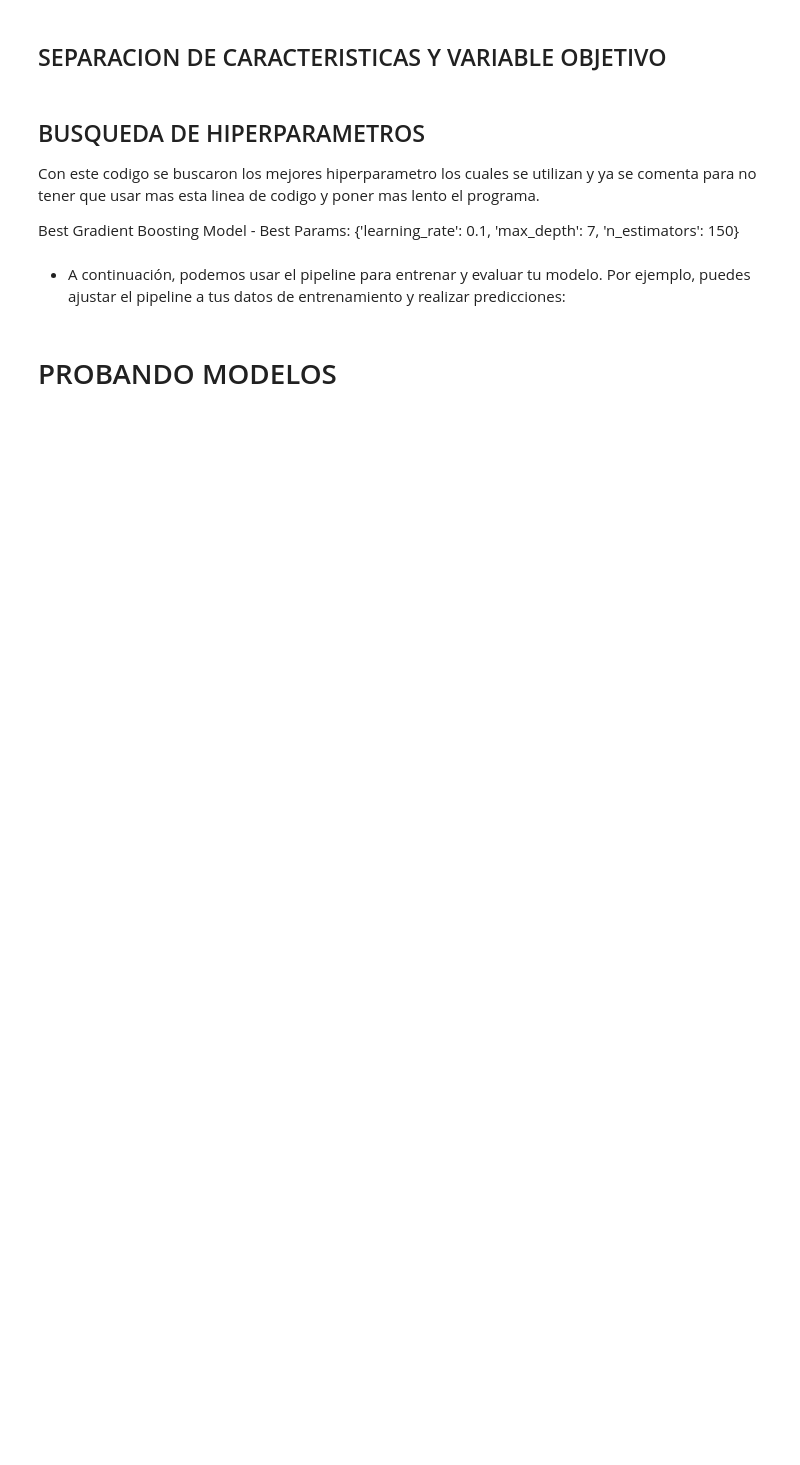
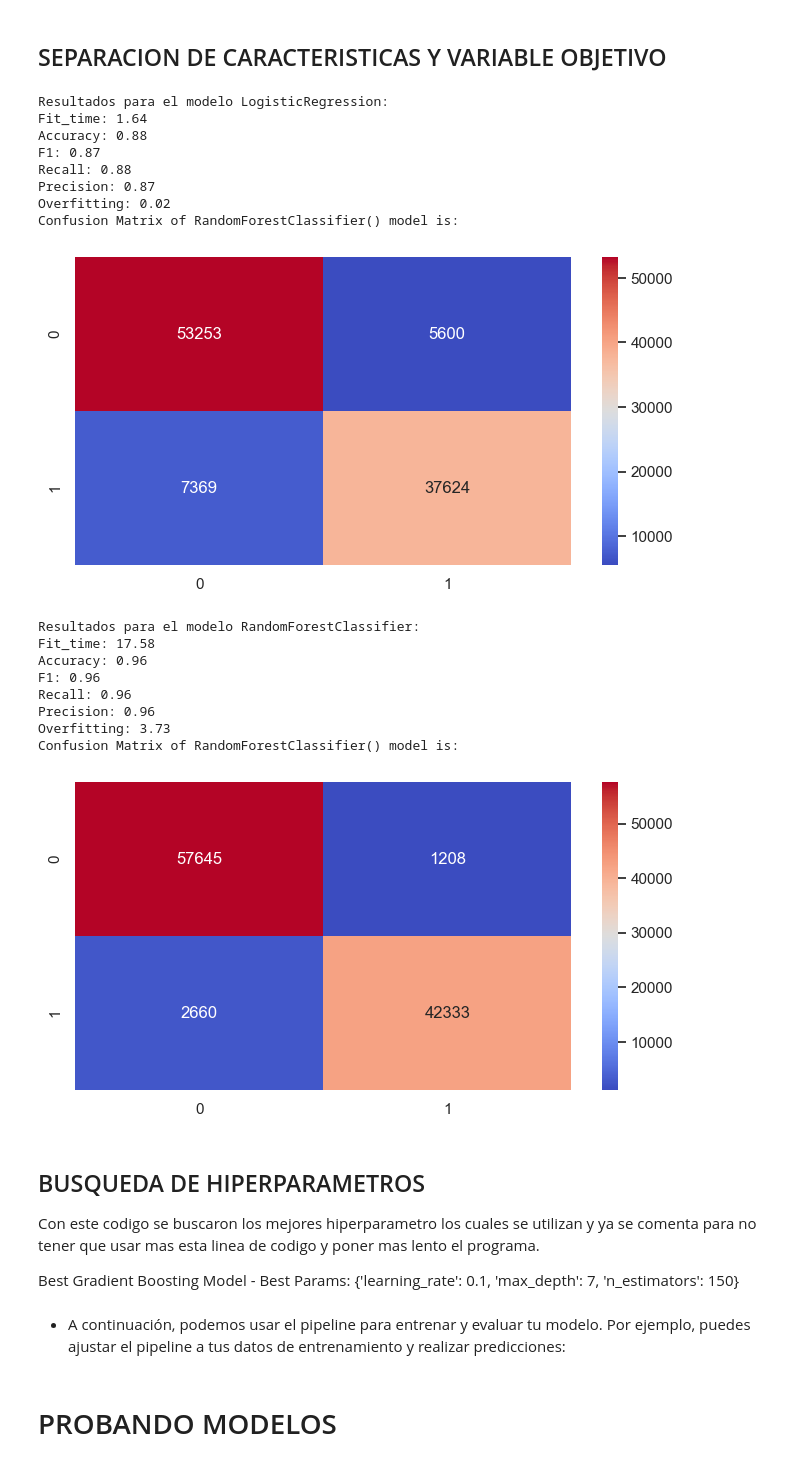
Before and after one commit to AI-School-F5-P2/F5_airlines, a Jupyter notebook: airline_main/main.ipynb, the cells around one changed output. Cells and saved outputs as stored; diff of their text form; code cells hidden in the pictures; blank space fills up the shorter version.

```diff
--- a/airline_main/main.ipynb
+++ b/airline_main/main.ipynb
@@ -494,2 +519,9 @@ def model_pred(model, flag):
+# %%
+modelos = [
+    LogisticRegression(),
+    RandomForestClassifier(),
+    #KNeighborsClassifier(),
+    # Agrega otros modelos aquí
+]
 # %% [markdown]
 ## SEPARACION DE CARACTERISTICAS Y VARIABLE OBJETIVO
@@ -515,3 +533,51 @@ X = df_f.drop(columns="satisfaction")
+# %%
+# Se crea un diccionario para almacenar los resultados de cada modelo
+resultados_por_modelo = {}
+# %%
+# Itera sobre los modelos
+for modelo in modelos:
+    # Entrena y evalúa el modelo actual
+    resultados = model_pred(modelo, X, y, save_pickle)
+
+    # Almacena los resultados en el diccionario
+    nombre_modelo = type(modelo).__name__
+    resultados_por_modelo[nombre_modelo] = resultados
+
+
+# Imprime los resultados para cada modelo
+for nombre_modelo, resultados in resultados_por_modelo.items():
+    print(f"Resultados para el modelo {nombre_modelo}:")
+    for metrica, valor in resultados.items():
+        if metrica in ['fit_time', 'accuracy', 'f1', 'recall', 'precision', 'overfitting']:
+            print(f"{metrica.capitalize()}: {valor:.2f}")
+
+
+    # Se obtiene la matriz de confusión del diccionario de resultados
+    matriz_confusion = resultados['cm']
+
+    print(f"Confusion Matrix of {modelo} model is:")
+    plt.figure(figsize=(8,4))
+    sns.heatmap(matriz_confusion,annot=True,fmt="g",cmap='coolwarm')
+    plt.show()
+# %% [output]
+Resultados para el modelo LogisticRegression:
+Fit_time: 1.64
+Accuracy: 0.88
+F1: 0.87
+Recall: 0.88
+Precision: 0.87
+Overfitting: 0.02
+Confusion Matrix of RandomForestClassifier() model is:
+[figure, added]
+Resultados para el modelo RandomForestClassifier:
+Fit_time: 17.58
+Accuracy: 0.96
+F1: 0.96
+Recall: 0.96
+Precision: 0.96
+Overfitting: 3.73
+Confusion Matrix of RandomForestClassifier() model is:
+[figure, added]
 # %%
 # Definir los mejores parámetros (estos parametros se definieron ya habiendo corrido
 # la sigueinte linea de cosigo que buscaron los mejores parametros)
```
Also changed, not shown: parts of 55 cells of this notebook.
